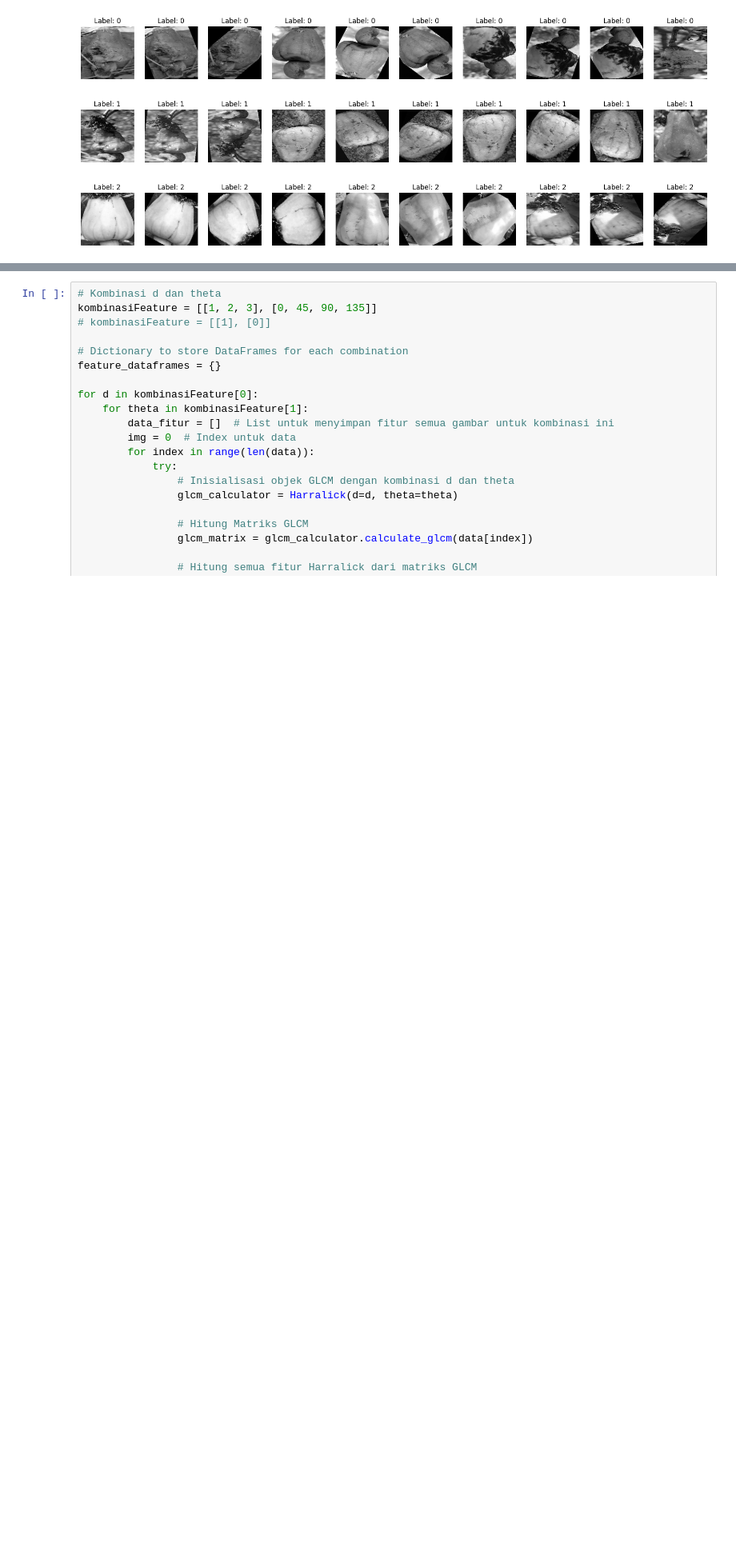
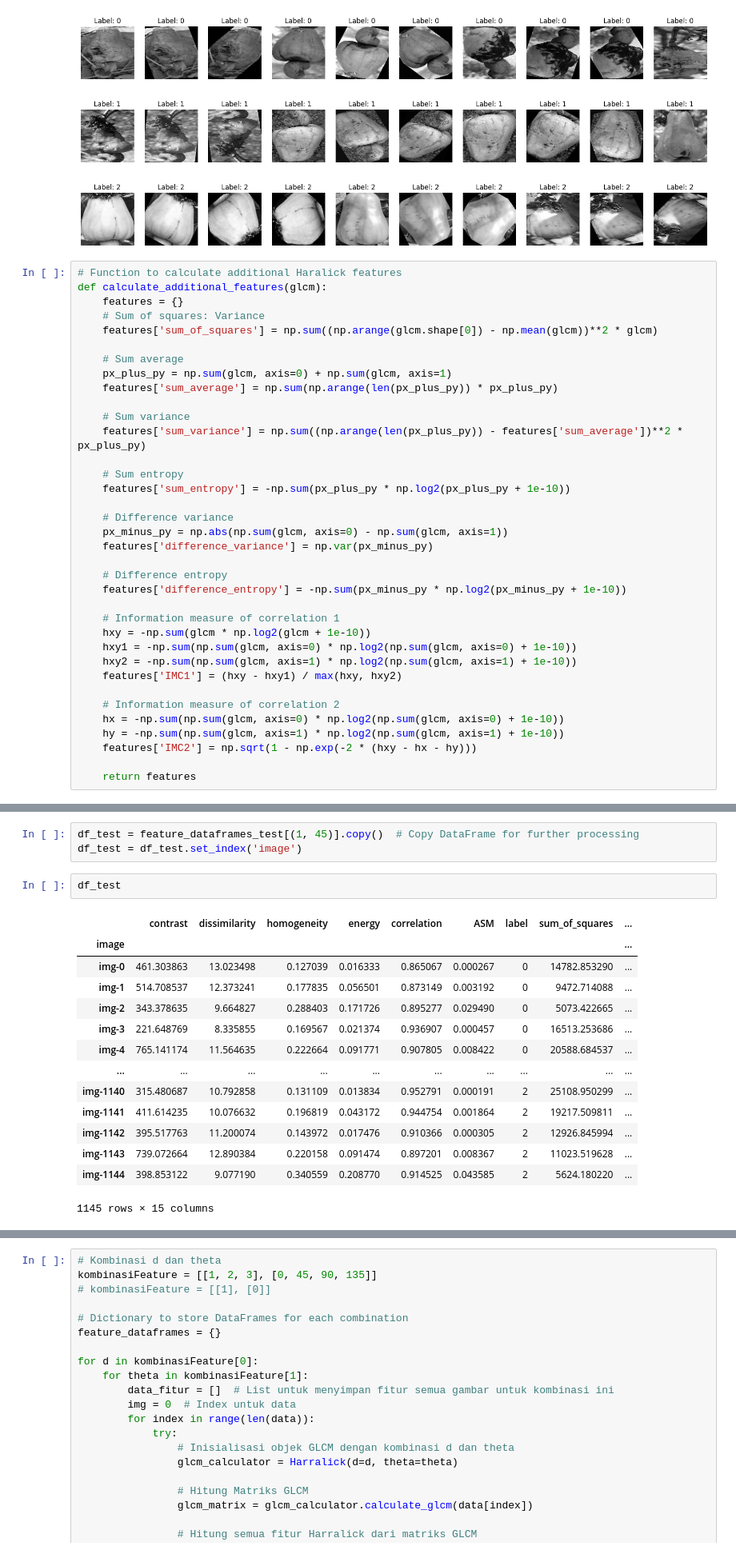
Before and after one commit to Bagusdevaa/Apple-Classfication-using-Harralick-and-KNN, a Jupyter notebook: EDA.ipynb, the cells around one changed output, grey strips where cells are left out. Shown at 80% size. Saved outputs shown, nothing was run; the diff lists cells and outputs as text; blank space fills up the shorter version.

```diff
--- a/EDA.ipynb
+++ b/EDA.ipynb
@@ -124,3 +113,39 @@ plt.show()
 [figure]
 [figure]
 [figure]
+# %%
+# Function to calculate additional Haralick features
+def calculate_additional_features(glcm):
+    features = {}
+    # Sum of squares: Variance
+    features['sum_of_squares'] = np.sum((np.arange(glcm.shape[0]) - np.mean(glcm))**2 * glcm)
+
+    # Sum average
+    px_plus_py = np.sum(glcm, axis=0) + np.sum(glcm, axis=1)
+    features['sum_average'] = np.sum(np.arange(len(px_plus_py)) * px_plus_py)
+
+    # Sum variance
+    features['sum_variance'] = np.sum((np.arange(len(px_plus_py)) - features['sum_average'])**2 * px_plus_py)
+
+    # Sum entropy
+    features['sum_entropy'] = -np.sum(px_plus_py * np.log2(px_plus_py + 1e-10))
+
+    # Difference variance
+    px_minus_py = np.abs(np.sum(glcm, axis=0) - np.sum(glcm, axis=1))
+    features['difference_variance'] = np.var(px_minus_py)
+
+    # Difference entropy
+    features['difference_entropy'] = -np.sum(px_minus_py * np.log2(px_minus_py + 1e-10))
+
+    # Information measure of correlation 1
+    hxy = -np.sum(glcm * np.log2(glcm + 1e-10))
+    hxy1 = -np.sum(np.sum(glcm, axis=0) * np.log2(np.sum(glcm, axis=0) + 1e-10))
+    hxy2 = -np.sum(np.sum(glcm, axis=1) * np.log2(np.sum(glcm, axis=1) + 1e-10))
+    features['IMC1'] = (hxy - hxy1) / max(hxy, hxy2)
+
+    # Information measure of correlation 2
+    hx = -np.sum(np.sum(glcm, axis=0) * np.log2(np.sum(glcm, axis=0) + 1e-10))
+    hy = -np.sum(np.sum(glcm, axis=1) * np.log2(np.sum(glcm, axis=1) + 1e-10))
+    features['IMC2'] = np.sqrt(1 - np.exp(-2 * (hxy - hx - hy)))
+
+    return features
@@ -126,0 +219,20 @@ plt.show()
+# %%
+df_test = feature_dataframes_test[(1, 45)].copy()  # Copy DataFrame for further processing
+df_test = df_test.set_index('image')
+# %%
+df_test
+# %% [output]
+|  | contrast | dissimilarity | homogeneity | energy | correlation | ASM | label | sum_of_squares | ... |
+| image |  |  |  |  |  |  |  |  | ... |
+| img-0 | 461.303863 | 13.023498 | 0.127039 | 0.016333 | 0.865067 | 0.000267 | 0 | 14782.853290 | ... |
+| img-1 | 514.708537 | 12.373241 | 0.177835 | 0.056501 | 0.873149 | 0.003192 | 0 | 9472.714088 | ... |
+| img-2 | 343.378635 | 9.664827 | 0.288403 | 0.171726 | 0.895277 | 0.029490 | 0 | 5073.422665 | ... |
+| img-3 | 221.648769 | 8.335855 | 0.169567 | 0.021374 | 0.936907 | 0.000457 | 0 | 16513.253686 | ... |
+| img-4 | 765.141174 | 11.564635 | 0.222664 | 0.091771 | 0.907805 | 0.008422 | 0 | 20588.684537 | ... |
+| ... | ... | ... | ... | ... | ... | ... | ... | ... | ... |
+| img-1140 | 315.480687 | 10.792858 | 0.131109 | 0.013834 | 0.952791 | 0.000191 | 2 | 25108.950299 | ... |
+| img-1141 | 411.614235 | 10.076632 | 0.196819 | 0.043172 | 0.944754 | 0.001864 | 2 | 19217.509811 | ... |
+| img-1142 | 395.517763 | 11.200074 | 0.143972 | 0.017476 | 0.910366 | 0.000305 | 2 | 12926.845994 | ... |
+| img-1143 | 739.072664 | 12.890384 | 0.220158 | 0.091474 | 0.897201 | 0.008367 | 2 | 11023.519628 | ... |
+| img-1144 | 398.853122 | 9.077190 | 0.340559 | 0.208770 | 0.914525 | 0.043585 | 2 | 5624.180220 | ... |
+1145 rows × 15 columns
```
Also changed, not shown: parts of 15 cells of this notebook.
